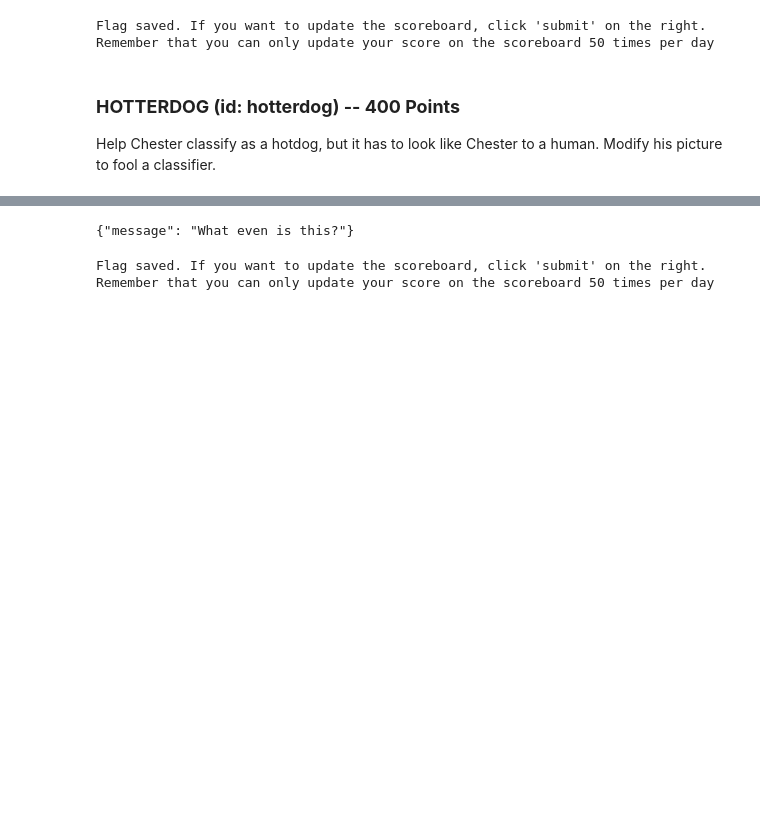
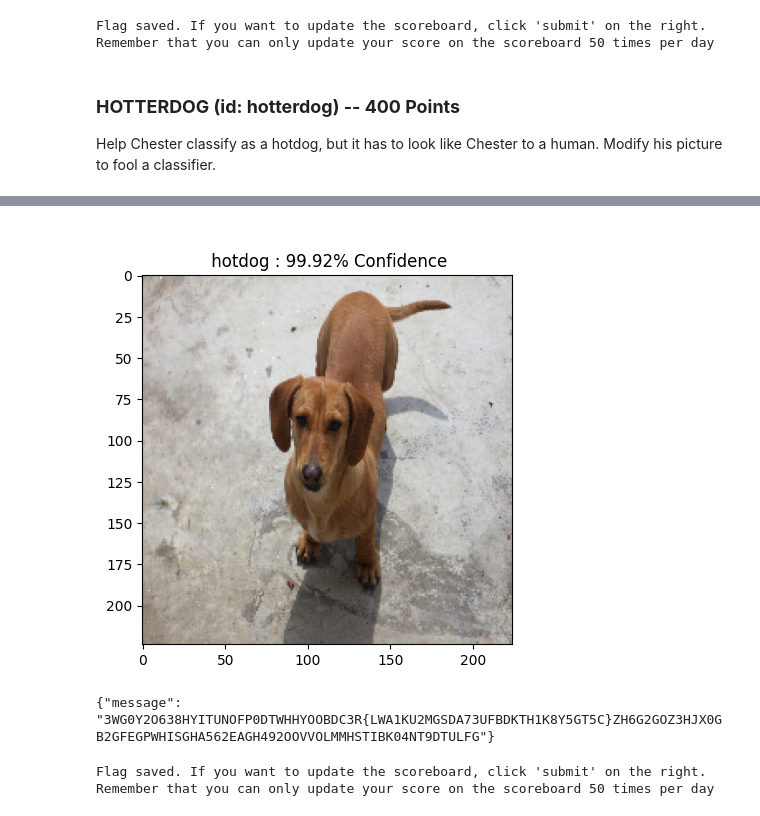
Before and after one commit to anubhavde/jubilant-robot-hacker, a Jupyter notebook: submission.ipynb, the cells around one changed output, grey strips where cells are left out. Drawn from its saved outputs; the diff is of its cells as text; code cells hidden in the pictures; blank space fills up the shorter version.

```diff
--- a/submission.ipynb
+++ b/submission.ipynb
@@ -376,0 +368,40 @@ Help Chester classify as a hotdog, but it has to look like Chester to a human. M
+# %%
+loss_object = tf.keras.losses.CategoricalCrossentropy()
+
+def create_adversarial_pattern(input_image, input_label):
+  with tf.GradientTape() as tape:
+    tape.watch(input_image)
+    prediction = pretrained_model(input_image)
+    loss = loss_object(input_label, prediction)
+
+  gradient = tape.gradient(loss, input_image)
+  signed_grad = tf.sign(gradient)
+  return signed_grad, gradient
+
+def display_images(image, description):
+  _, label, confidence = get_imagenet_label(pretrained_model.predict(image))
+  plt.figure()
+  mn = np.min(image[0])
+  mx = np.max(image[0])
+  plt.imshow(image[0]*0.5+0.5)
+  plt.title('{} \n {} : {:.2f}% Confidence'.format(description,
+                                                   label, confidence*100))
+  plt.show()
+
+hotdog_index = 934
+label = tf.one_hot(hotdog_index, image_probs.shape[-1])
+label = tf.reshape(label, (1, image_probs.shape[-1]))
+
+image_path = '/home/linux/Workspace/ai-village-ctf/hotterdog/chester.png'
+image_raw = tf.io.read_file(image_path)
+image = tf.image.decode_image(image_raw)
+image = preprocess(image)
+
+learning_rate = 0.1
+for k in range(100):
+    print(k,', ',end='')
+    perturbations, gr = create_adversarial_pattern(image, label)
+    image -= learning_rate * gr
+
+display_images(image,'')
+# %% [output]
@@ -376,0 +409 @@ Help Chester classify as a hotdog, but it has to look like Chester to a human. M
+[figure, added]
@@ -377,7 +416,7 @@ Help Chester classify as a hotdog, but it has to look like Chester to a human. M
 # %%
 IMAGE_DIMS = (224, 224)
 
-img = Im.open("/home/linux/Workspace/ai-village-ctf/hotdog/hotdog.jpg")
+img = Im.open(f"/home/linux/Workspace/ai-village-ctf/hotdog.png")
 img = img.resize(IMAGE_DIMS)
 img_bytes = img.tobytes()
 b64_img_bytes = base64.urlsafe_b64encode(img_bytes)
@@ -389,5 +428,5 @@ try:
 except requests.exceptions.ConnectionError:
     print("Connection problems. Contact the CTF organizers.")
 # %% [output]
-{"message": "What even is this?"}
+{"message": "3WG0Y2O638HYITUNOFP0DTWHHYOOBDC3R{LWA1KU2MGSDA73UFBDKTH1K8Y5GT5C}ZH6G2GOZ3HJX0GB2GFEGPWHISGHA562EAGH492OOVVOLMMHSTIBK04NT9DTULFG"}
 # %%
```
Also changed, not shown: parts of 13 cells of this notebook.
